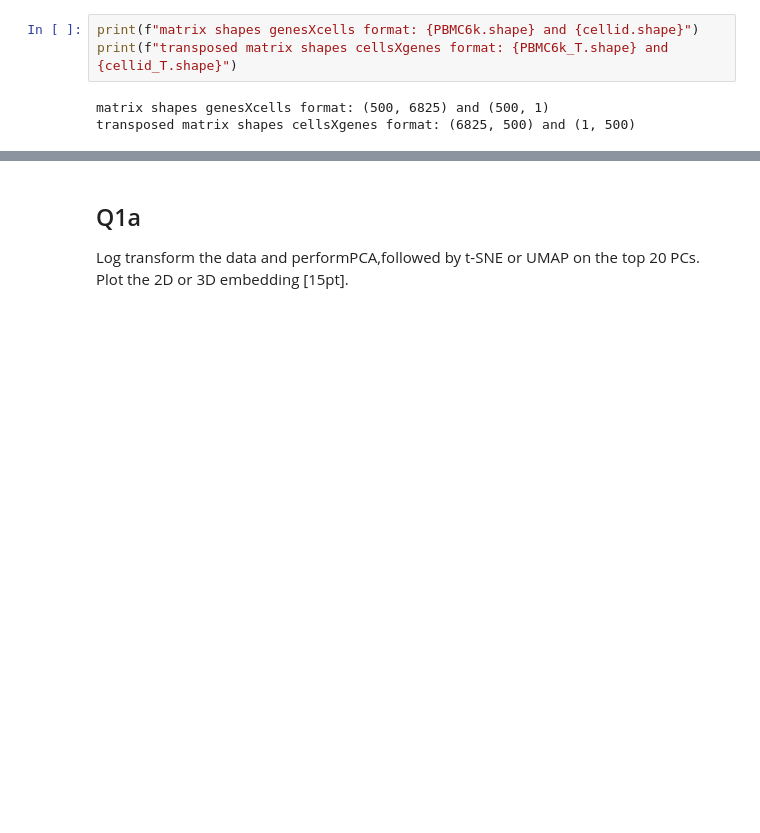
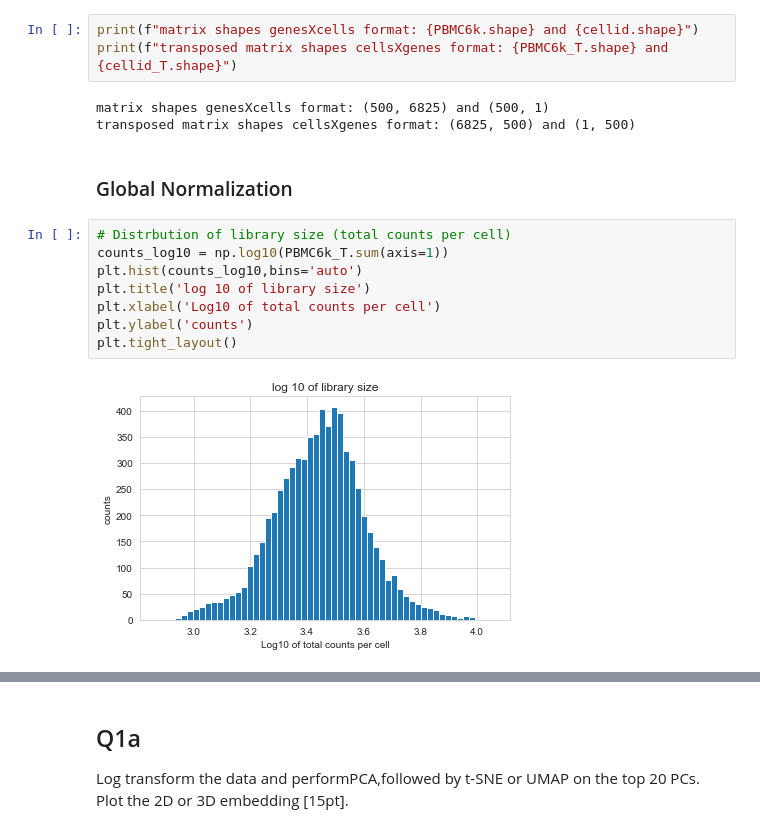
Before and after one commit to lauren-e-friend/statistical_ML, a Jupyter notebook: lef2148_HW2_BMEN4480.ipynb, the cells around one changed output, grey strips where cells are left out. Saved outputs shown, nothing was run; the diff lists cells and outputs as text; blank space fills up the shorter version.

```diff
--- a/lef2148_HW2_BMEN4480.ipynb
+++ b/lef2148_HW2_BMEN4480.ipynb
@@ -35,3 +35,15 @@ print(f"transposed matrix shapes cellsXgenes format: {PBMC6k_T.shape} and {celli
 # %% [output]
 matrix shapes genesXcells format: (500, 6825) and (500, 1)
 transposed matrix shapes cellsXgenes format: (6825, 500) and (1, 500)
+# %% [markdown]
+### Global Normalization
+# %%
+# Distrbution of library size (total counts per cell)
+counts_log10 = np.log10(PBMC6k_T.sum(axis=1))
+plt.hist(counts_log10,bins='auto')
+plt.title('log 10 of library size')
+plt.xlabel('Log10 of total counts per cell')
+plt.ylabel('counts')
+plt.tight_layout()
+# %% [output]
+[figure, added]
```
Also changed, not shown: parts of 20 cells of this notebook.
